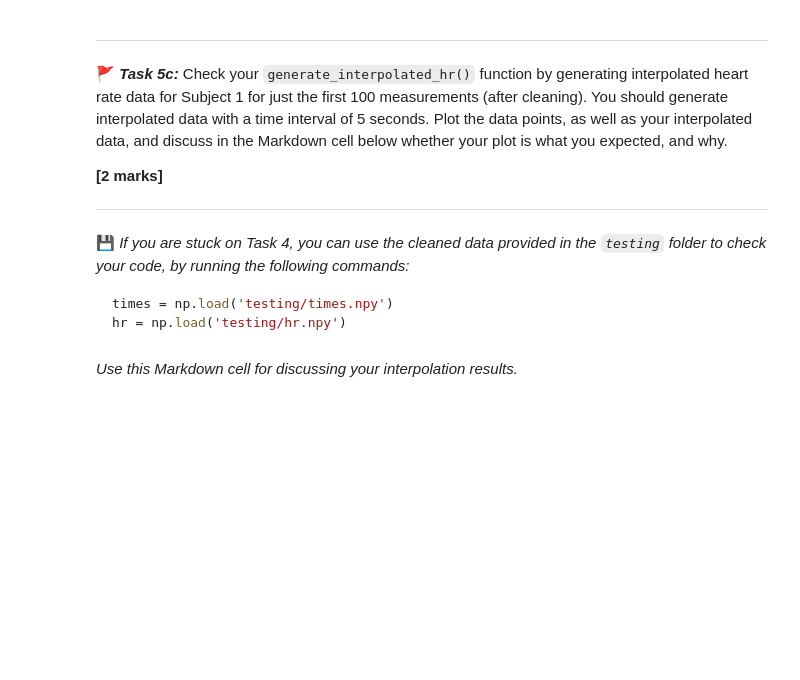
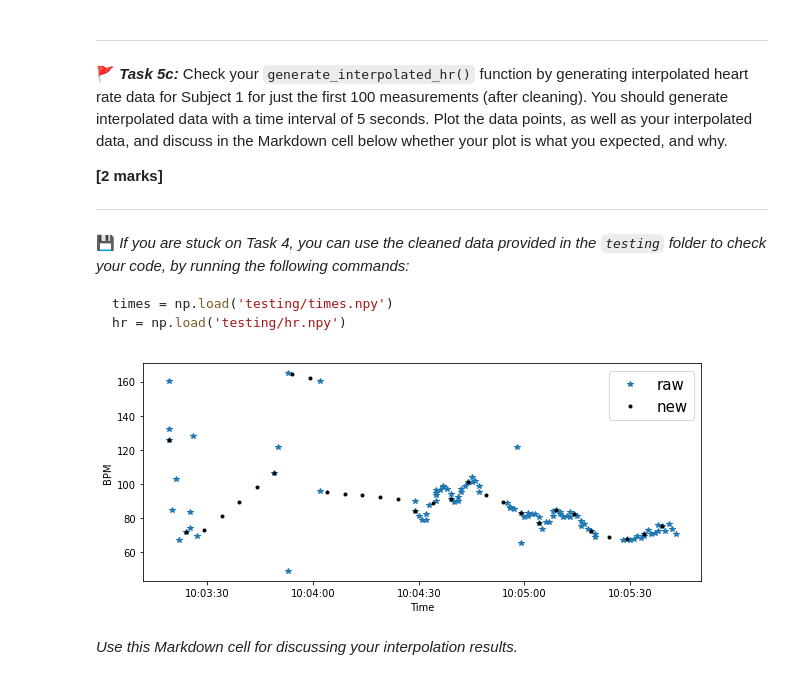
Before and after one commit to yuyuxia112/pp-project-1, a Jupyter notebook: project-1.ipynb, the cells around one changed output. Saved outputs shown, nothing was run; the diff lists cells and outputs as text; code cells hidden in the pictures; blank space fills up the shorter version.

````diff
--- a/project-1.ipynb
+++ b/project-1.ipynb
@@ -245,9 +382,29 @@ For example, if `times` starts at `10:20:00` and ends at `10:20:09` with a `time
 
 **[4 marks]**
 # %%
+# URL: http://zhuanlan.zhihu.com/p/557155437
+# Lines X-Y: dawufeixingqi
+# Accessed on 7 Oct 2022.
 from scipy.interpolate import interp1d
-
 def generate_interpolated_hr(times, hr, time_delta):
+     '''
+     Returns the timestamp and heart rate for the specified interval
+     input:times(array-datetime64[s]);hr(array-float);time_delta(timedelta64[s])
+     output:times_interp(array-datetime64[s]);hr_interp(array-float)
+     '''
+     # Convert to digital format
+     times_float = datetime_to_seconds(times)
+     timedelta_float = time_delta / np.timedelta64(1,'s')
+     #Record the start time and end time
+     start = times_float[0]
+     end = times_float[-1]
+     # Build the complete time set
+     times_interp = np.arange(start,end,timedelta_float)
+     # Call interp1d method, linear fitting, interpolation
+     interp = interp1d(times_float, hr)
+     hr_interp = interp(times_interp)
+     times_interp = np.array(times_interp+np.array(times[0],dtype=float),dtype='datetime64[s]')
+     return times_interp,hr_interp
 # %% [markdown]
 ---
 🚩 ***Task 5c:*** Check your `generate_interpolated_hr()` function by generating interpolated heart rate data for Subject 1 for just the first 100 measurements (after cleaning). You should generate interpolated data with a time interval of 5 seconds. Plot the data points, as well as your interpolated data, and discuss in the Markdown cell below whether your plot is what you expected, and why.
@@ -261,6 +418,25 @@ def generate_interpolated_hr(times, hr, time_delta):
 times = np.load('testing/times.npy')
 hr = np.load('testing/hr.npy')
 ```
+# %%
+# Call the function to get the times_interp,hr_interp
+intervals,times_raw = read_heartbeat_data(1)
+hr_raw = hr_from_intervals(intervals)
+times,hr = clean_data(times_raw, hr_raw, 1, 99)
+# Get the first 100 data
+x = times[0:100]
+y = hr[0:100]
+times_interp,hr_interp = generate_interpolated_hr(x, y, np.timedelta64(5,'s'))
+#Draw a plot
+fig, ax = plt.subplots(figsize=(10, 4))
+ax.plot(x,y,'*',label = 'raw')
+ax.plot(times_interp,hr_interp, 'k.',label = 'new')
+plt.legend(loc='upper right',fontsize = 15)
+plt.xlabel('Time')
+plt.ylabel('BPM')
+plt.show()
+# %% [output]
+[figure, added]
 # %% [markdown]
 *Use this Markdown cell for discussing your interpolation results.*
 # %% [markdown]
````
Also changed, not shown: parts of 13 cells of this notebook.
